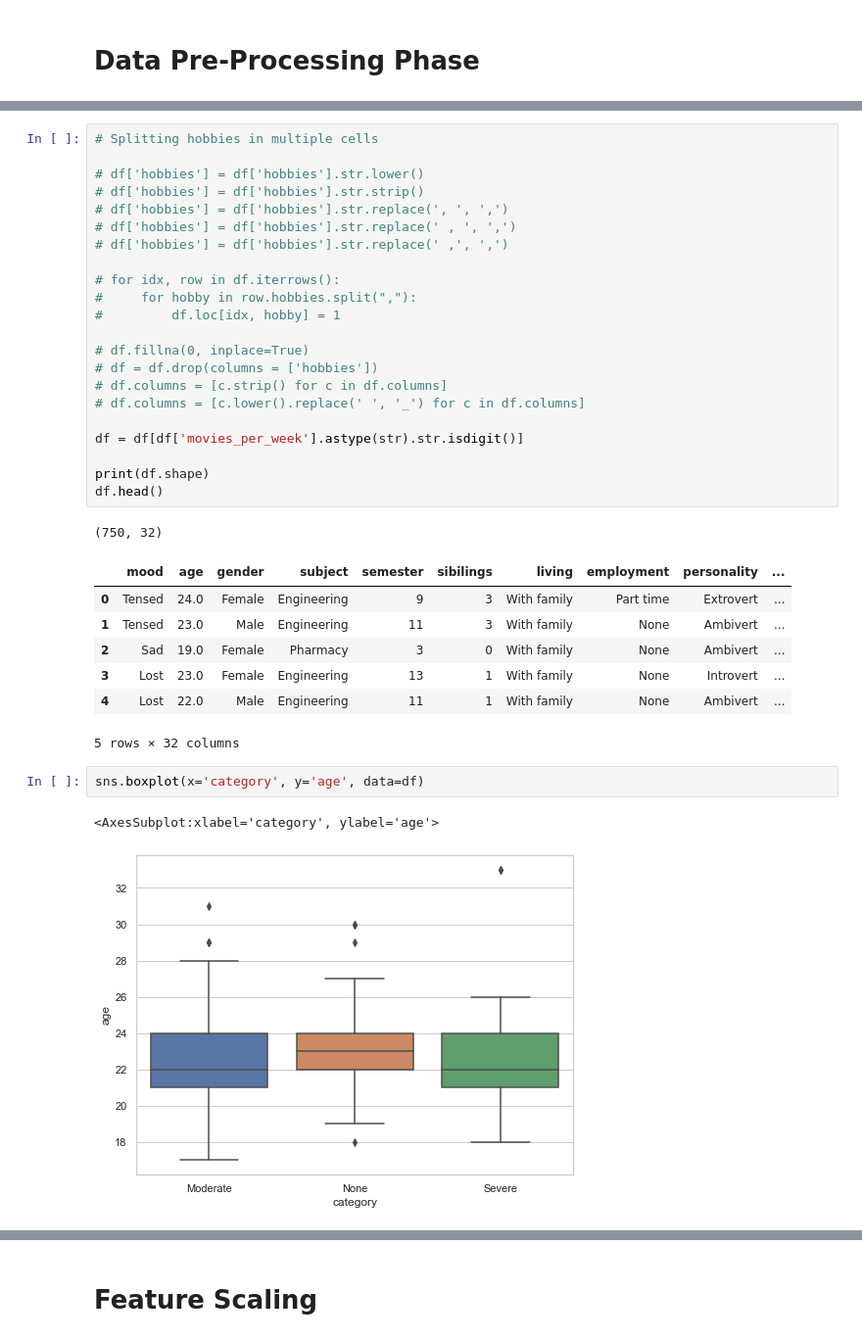
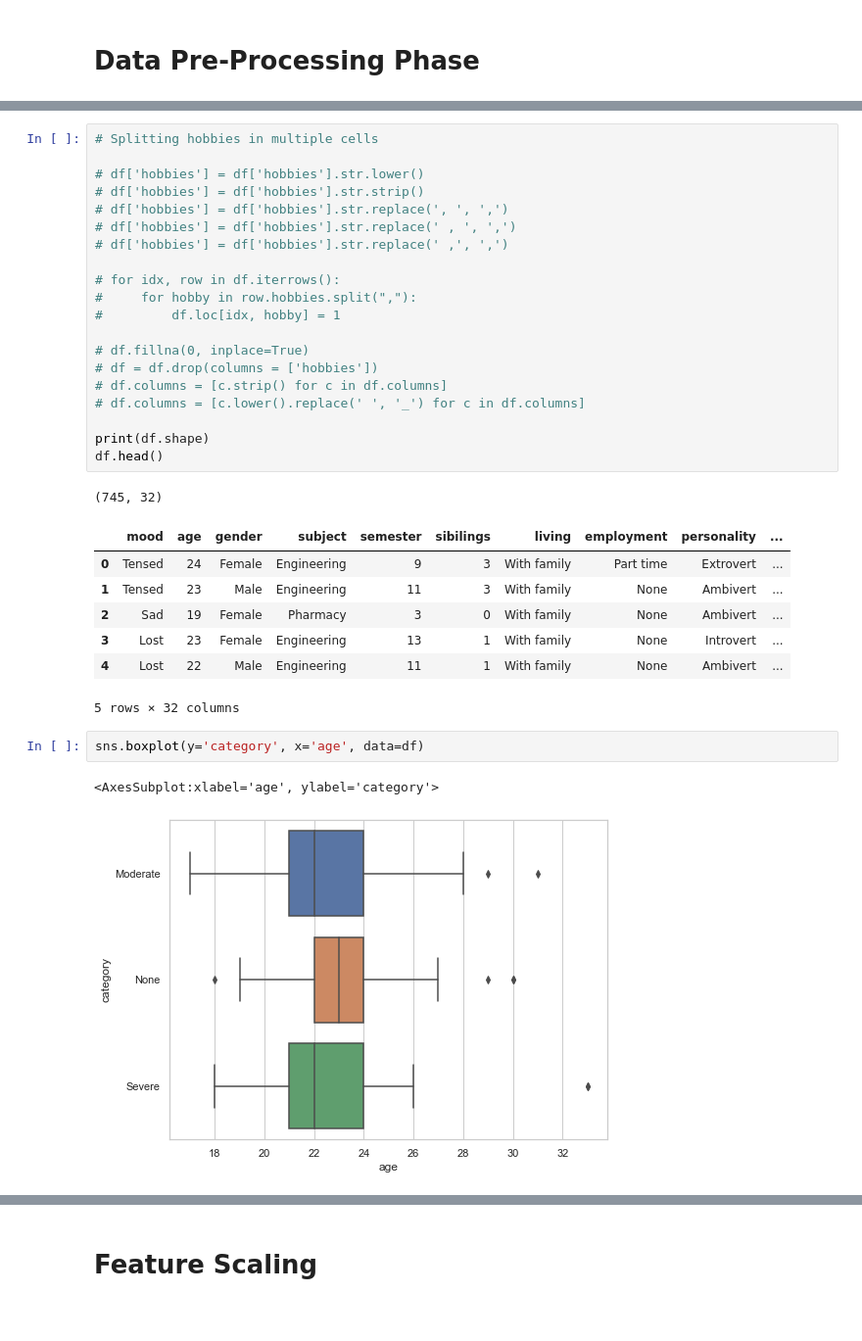
Before and after one commit to Jaber-Al-Siam/Lifestyle-and-Depression-Among-University-Students, a Jupyter notebook: Predict Depression Category.ipynb, the cells around one changed output, grey strips where cells are left out. Shown at 98% size. Cells and saved outputs as stored; diff of their text form.

```diff
--- a/Predict Depression Category.ipynb
+++ b/Predict Depression Category.ipynb
@@ -221,22 +220,20 @@ df.head()
 # df.columns = [c.strip() for c in df.columns]
 # df.columns = [c.lower().replace(' ', '_') for c in df.columns]
 
-df = df[df['movies_per_week'].astype(str).str.isdigit()]
-
 print(df.shape)
 df.head()
 # %% [output]
-(750, 32)
+(745, 32)
 |  | mood | age | gender | subject | semester | sibilings | living | employment | personality | ... |
-| 0 | Tensed | 24.0 | Female | Engineering | 9 | 3 | With family | Part time | Extrovert | ... |
-| 1 | Tensed | 23.0 | Male | Engineering | 11 | 3 | With family | None | Ambivert | ... |
-| 2 | Sad | 19.0 | Female | Pharmacy | 3 | 0 | With family | None | Ambivert | ... |
-| 3 | Lost | 23.0 | Female | Engineering | 13 | 1 | With family | None | Introvert | ... |
-| 4 | Lost | 22.0 | Male | Engineering | 11 | 1 | With family | None | Ambivert | ... |
+| 0 | Tensed | 24 | Female | Engineering | 9 | 3 | With family | Part time | Extrovert | ... |
+| 1 | Tensed | 23 | Male | Engineering | 11 | 3 | With family | None | Ambivert | ... |
+| 2 | Sad | 19 | Female | Pharmacy | 3 | 0 | With family | None | Ambivert | ... |
+| 3 | Lost | 23 | Female | Engineering | 13 | 1 | With family | None | Introvert | ... |
+| 4 | Lost | 22 | Male | Engineering | 11 | 1 | With family | None | Ambivert | ... |
 5 rows × 32 columns
 # %%
-sns.boxplot(x='category', y='age', data=df)
+sns.boxplot(y='category', x='age', data=df)
 # %% [output]
-<AxesSubplot:xlabel='category', ylabel='age'>
+<AxesSubplot:xlabel='age', ylabel='category'>
-[figure, old version]
+[figure, new version]
 # %%
```
Also changed, not shown: parts of 68 cells of this notebook, 1 other file.
